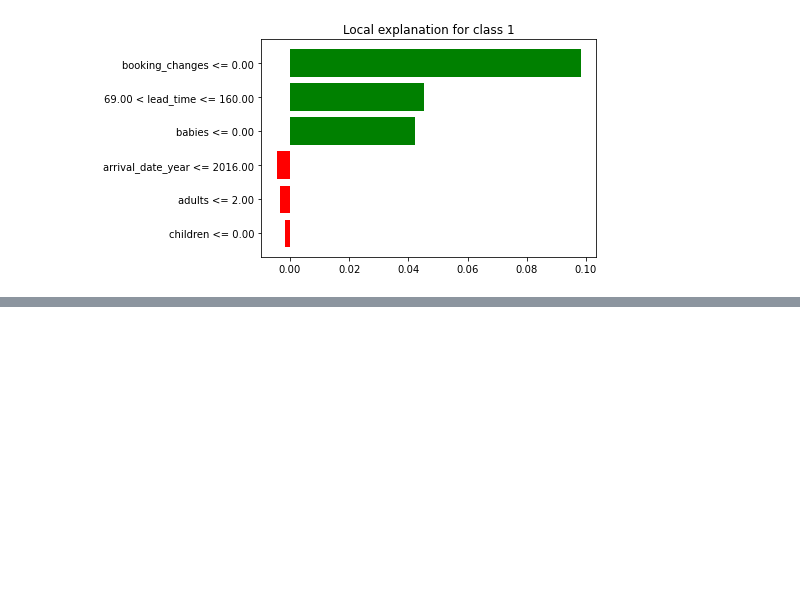
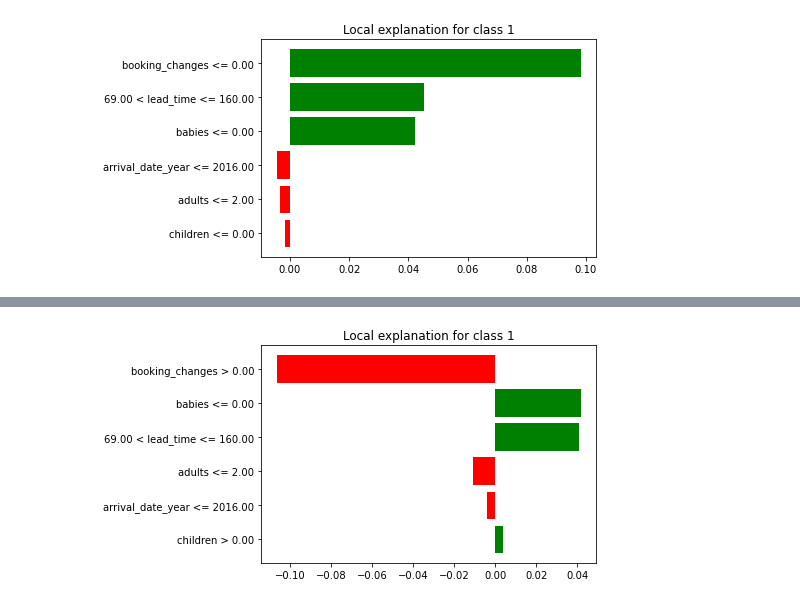
Before and after one commit to mini-pw/2022L-WB-XAI-tabular, a Jupyter notebook: Homeworks/Homework-II/Vinichenko_Yevhenii/hw2.ipynb, the cells around one changed output, grey strips where cells are left out. Cells and saved outputs as stored; diff of their text form; code cells hidden in the pictures; blank space fills up the shorter version.

```diff
--- a/Homeworks/Homework-II/Vinichenko_Yevhenii/hw2.ipynb
+++ b/Homeworks/Homework-II/Vinichenko_Yevhenii/hw2.ipynb
@@ -121,0 +169,12 @@ lime4.plot()
+# %%
+observation8 = pd.DataFrame({'lead_time': [100.0],
+                       'arrival_date_year': [2015.0],
+                       'adults': [2.0],
+                       'children': [2.0],
+                       'babies': [0.0],
+                       'booking_changes': [4.0]},
+                      index = ['observation8'])
+lime8 = exp.predict_surrogate(observation8)
+lime8.plot()
+# %% [output]
+[figure, added]
```
Also changed, not shown: parts of 8 cells of this notebook, 1 other file.
